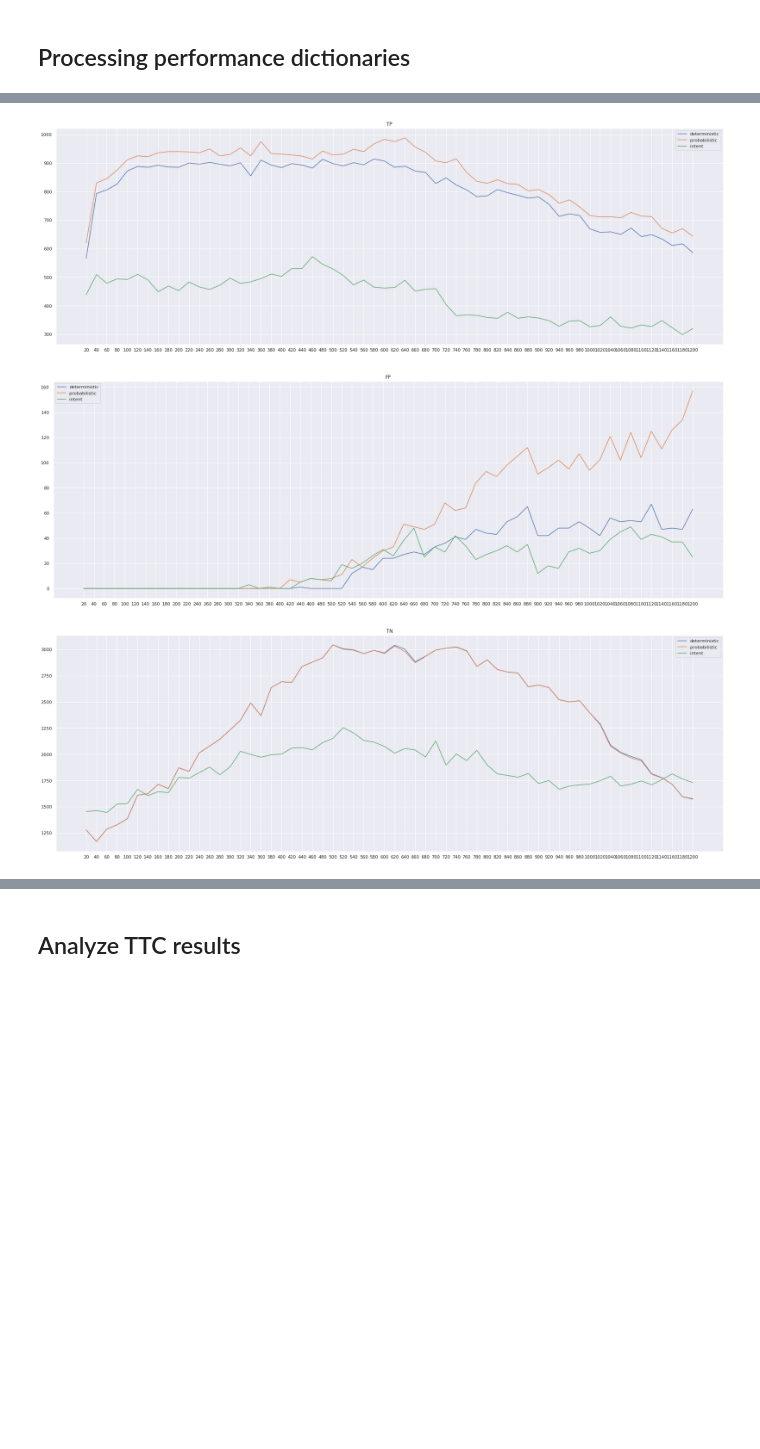
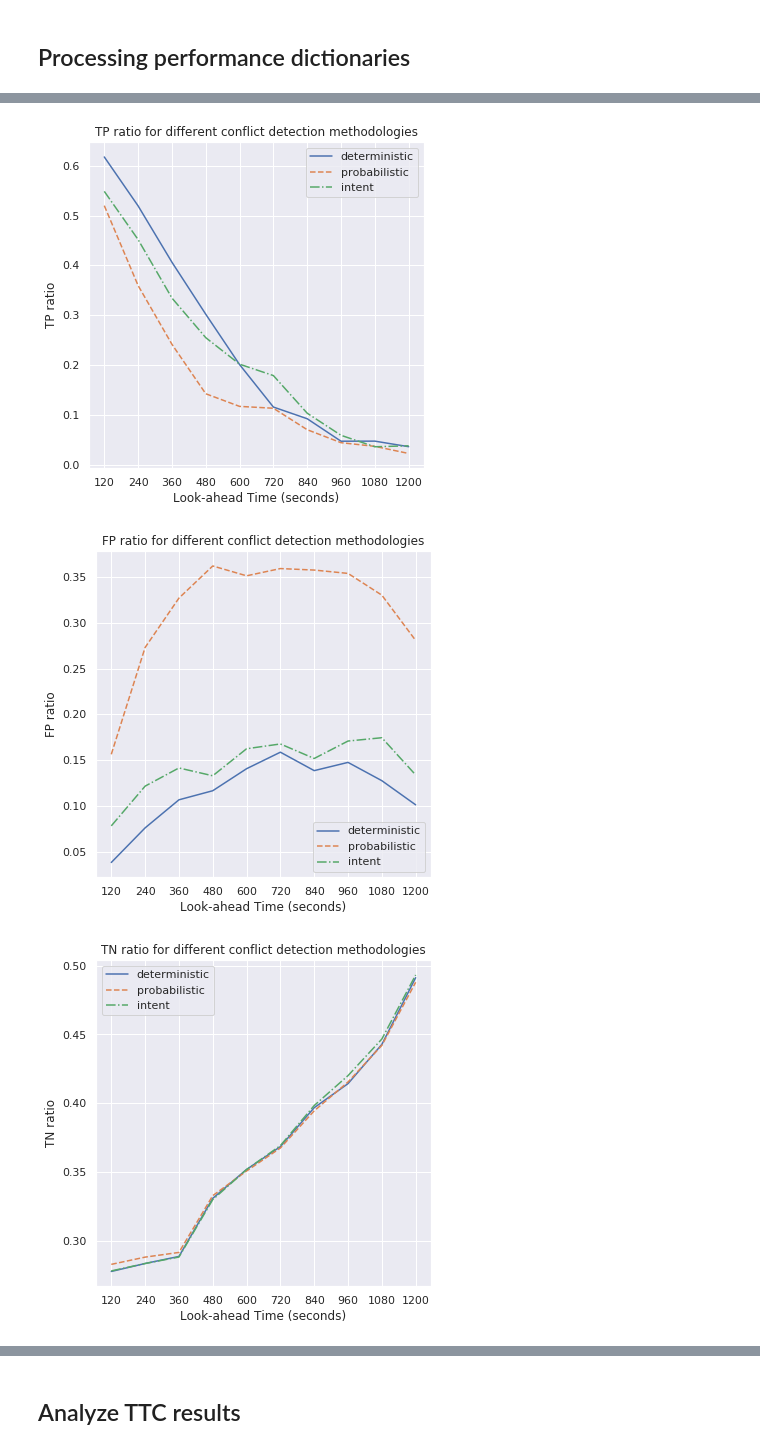
Before and after one commit to vpereboom/trajectory-prediction-toolbox, a Jupyter notebook: notebooks/Process Method Results.ipynb, the cells around one changed output, grey strips where cells are left out. Cells and saved outputs as stored; diff of their text form; code cells hidden in the pictures; blank space fills up the shorter version.

```diff
--- a/notebooks/Process Method Results.ipynb
+++ b/notebooks/Process Method Results.ipynb
@@ -96,0 +208,28 @@ plt.show()
+# %%
+plt.figure(figsize=(6,6))
+
+style_lst = iter(['-','--','-.'])
+
+for ty in type_list:
+
+    d = perf_dicts[ty]
+
+    #load_obj('../scripts/perf_dict_%s.pkl' % ty)
+
+    df_acc = {}
+    for k in d.keys():
+        df_acc[k] = calc_accuracy(d[k])
+
+    la_times = [t for t in list(df_acc.keys())]
+    ttc_list_2 = [t for t in ttc_list if t[0] > 60 and t[3] > alt_lim and t[4] > alt_lim]
+#     d2 = create_la_performance_dict(ttc_list_2, bin_sec=120)
+    acc = [df_acc[k] for k in la_times]
+
+    plt.plot(la_times, acc, linestyle=next(style_lst), label=ty)
+    plt.xlabel('Look-ahead Time (seconds)')
+    plt.ylabel('Accuracy')
+    plt.title('Accuracy for different conflict detection methodologies')
+#     plt.ylim(0,1)
+
+plt.legend()
+plt.show()
@@ -97,21 +238,24 @@ plt.show()
 # %%
 for ft in ['TP', 'FP', 'TN', 'FN']:
-    plt.figure(figsize=(30,10))
+    style_lst = iter(['-','--','-.'])
+    plt.figure(figsize=(6,6))
     for ty in type_list:
 
         d = perf_dicts[ty]
 
-        la_times = list(d.keys())
+        la_times = [t for t in list(df1.keys())]
+#         scores = [d[k][ft] for k in la_times]
         cnt = sum([d[k][ft] for k in df1.keys()])
-#         scores = [d[k][ft]/sum([d[k][ft] for ft in ['TP', 'FP', 'TN', 'FN']]) for k in df1.keys()]
-        scores = [d[k][ft] for k in df1.keys()]
+        scores = [d[k][ft]/sum([d[k][ft] for ft in ['TP', 'FP', 'TN', 'FN']]) for k in la_times]
+#         scores = [d[k][ft] for k in df1.keys()]
 
-        plt.title(ft)
-        plt.plot(la_times, scores, label=ty)
-#         plt.ylim(bottom=-10)
+        plt.plot(la_times, scores, linestyle=next(style_lst), label=ty)
+        plt.xlabel('Look-ahead Time (seconds)')
+        plt.ylabel('{} ratio'.format(ft))
+        plt.title('{} ratio for different conflict detection methodologies'.format(ft))
         plt.legend()
     plt.show()
 # %% [output]
-[figure, old version]
+[figure, new version]
-[figure, old version]
+[figure, new version]
-[figure, old version]
+[figure, new version]
```
Also changed, not shown: parts of 38 cells of this notebook, 5 other files.
